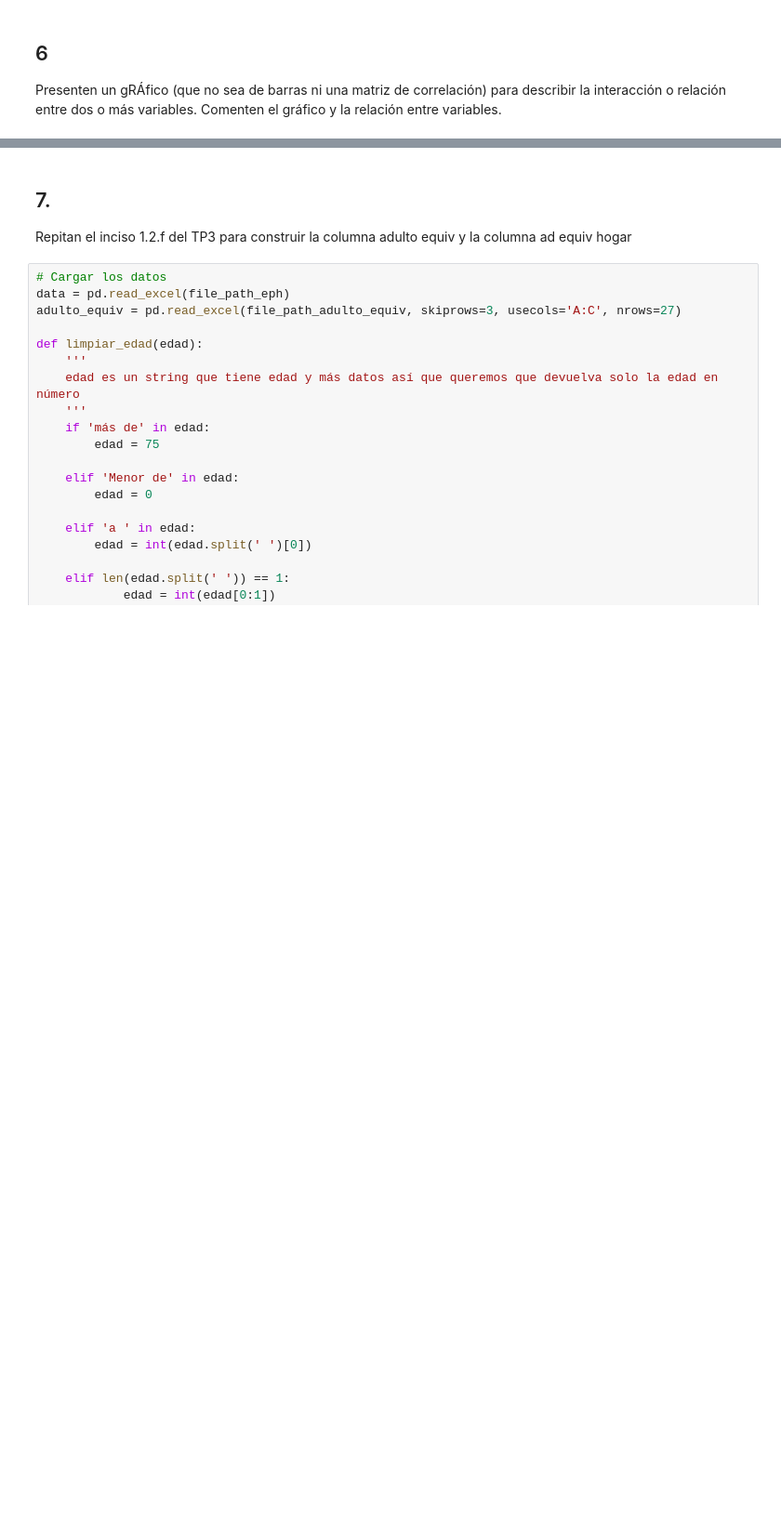
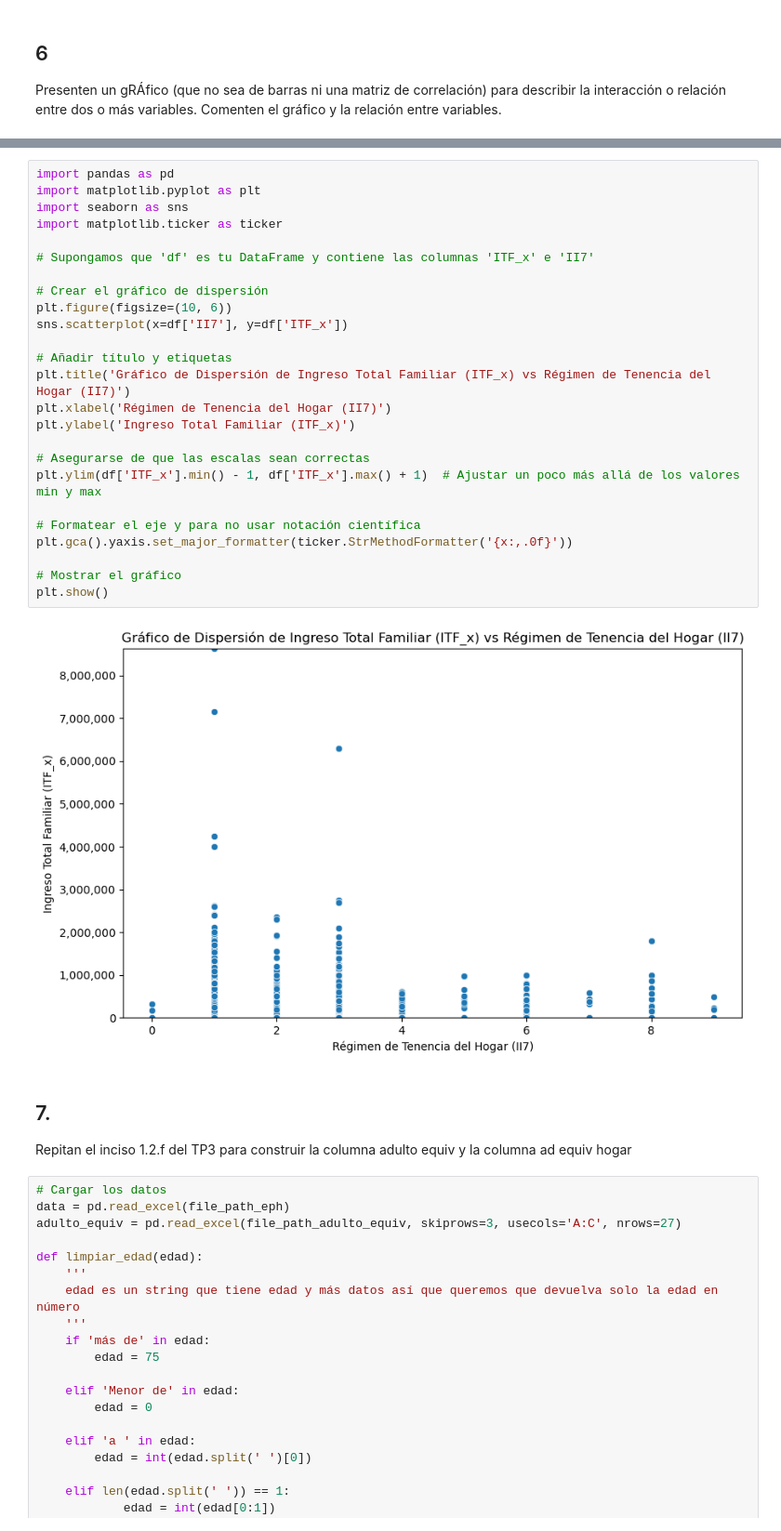
Before and after one commit to Ninadcp/BIGDATA, a Jupyter notebook: tp4/TP4.ipynb, the cells around one changed output, grey strips where cells are left out. Shown: that part at 93% size. Cells and saved outputs as stored; diff of their text form; blank space fills up the shorter version.

```diff
--- a/tp4/TP4.ipynb
+++ b/tp4/TP4.ipynb
@@ -140,3 +161,30 @@ plt.show()
+# %%
+import pandas as pd
+import matplotlib.pyplot as plt
+import seaborn as sns
+import matplotlib.ticker as ticker
+
+# Supongamos que 'df' es tu DataFrame y contiene las columnas 'ITF_x' e 'II7'
+
+# Crear el gráfico de dispersión
+plt.figure(figsize=(10, 6))
+sns.scatterplot(x=df['II7'], y=df['ITF_x'])
+
+# Añadir título y etiquetas
+plt.title('Gráfico de Dispersión de Ingreso Total Familiar (ITF_x) vs Régimen de Tenencia del Hogar (II7)')
+plt.xlabel('Régimen de Tenencia del Hogar (II7)')
+plt.ylabel('Ingreso Total Familiar (ITF_x)')
+
+# Asegurarse de que las escalas sean correctas
+plt.ylim(df['ITF_x'].min() - 1, df['ITF_x'].max() + 1)  # Ajustar un poco más allá de los valores min y max
+
+# Formatear el eje y para no usar notación científica
+plt.gca().yaxis.set_major_formatter(ticker.StrMethodFormatter('{x:,.0f}'))
+
+# Mostrar el gráfico
+plt.show()
+# %% [output]
+[figure, added]
 # %% [markdown]
 ## 7.
 Repitan el inciso 1.2.f del TP3 para construir la columna adulto equiv y la
```
Also changed, not shown: parts of 5 cells of this notebook.
